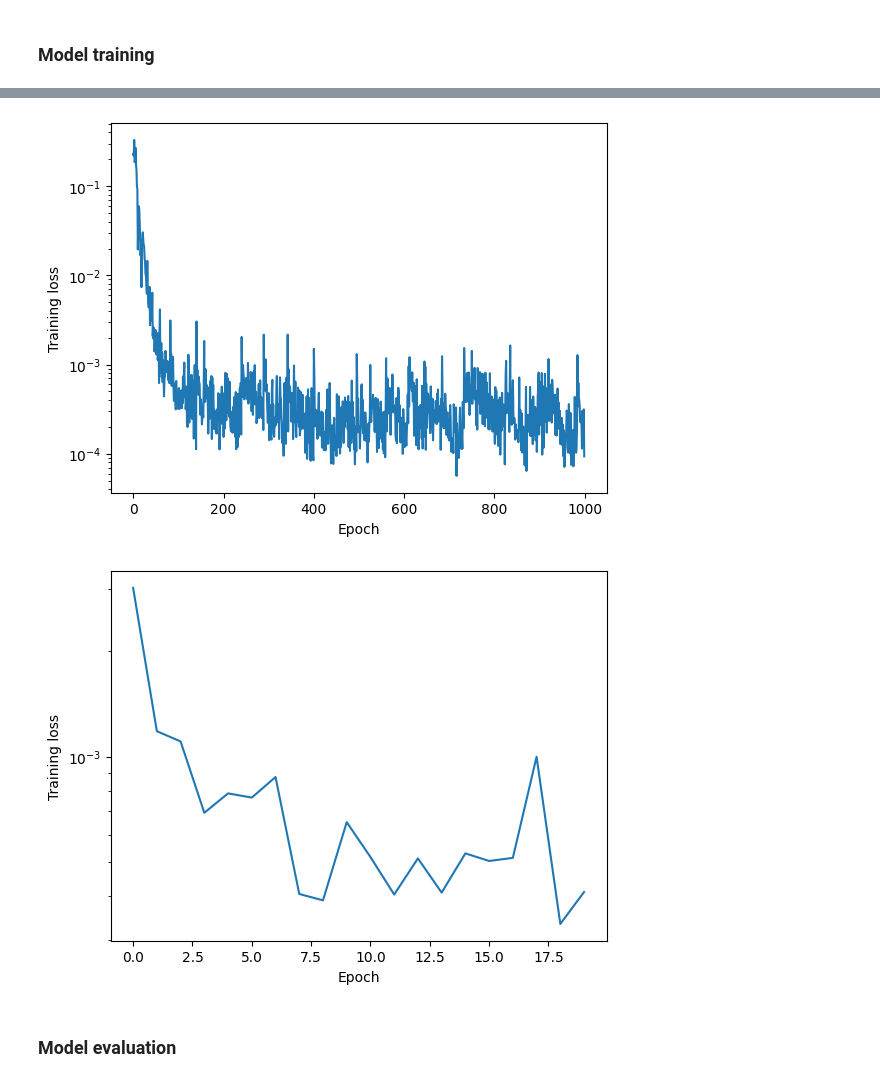
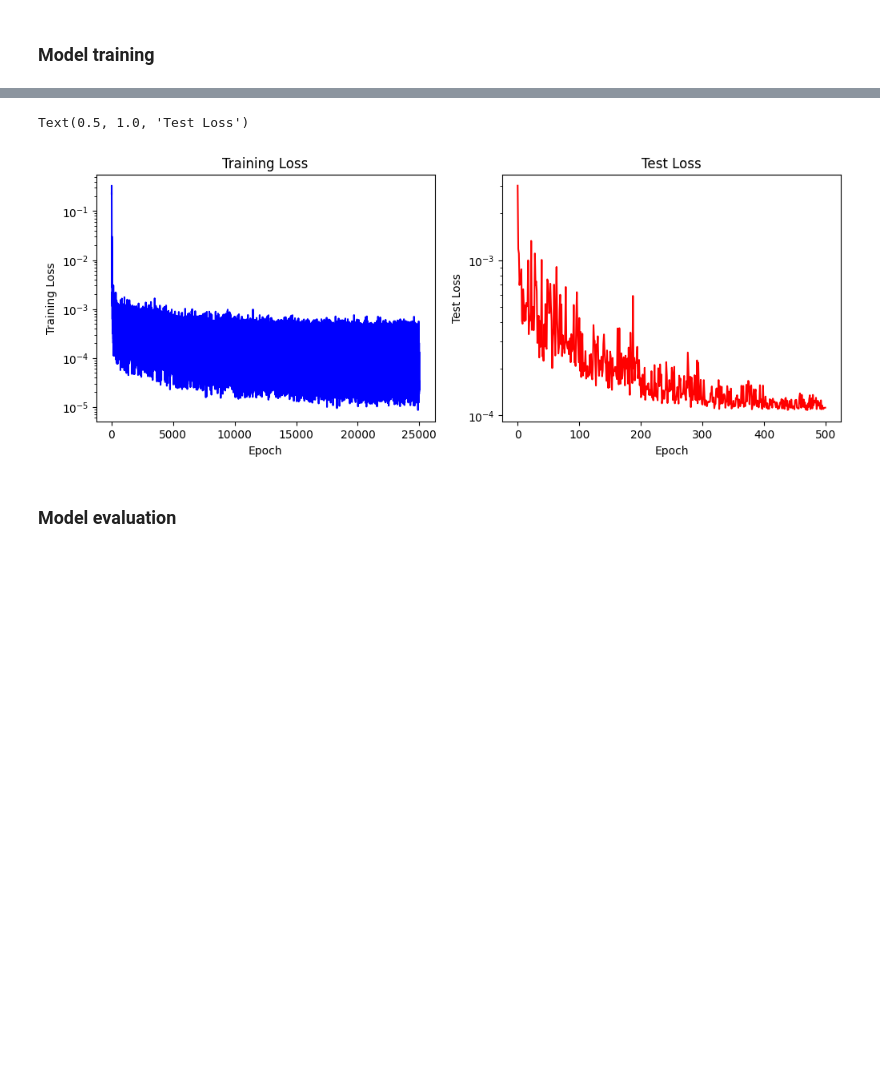
Before and after one commit to xiaoyuxie-vico/Sci-ML-Book, a Jupyter notebook: FNO/FNO-1D/FNO-1D.ipynb, the cells around one changed output, grey strips where cells are left out. Drawn from its saved outputs; the diff is of its cells as text; code cells hidden in the pictures; blank space fills up the shorter version.

```diff
--- a/FNO/FNO-1D/FNO-1D.ipynb
+++ b/FNO/FNO-1D/FNO-1D.ipynb
@@ -156,8 +156,8 @@ class FNO1d(nn.Module):
 ### Configuration
 # %%
 class Config():
-    # num_epoch = 500
-    num_epoch = 20
+    num_epoch = 500
+    # num_epoch = 20
     lr = 0.001
     batch_size = 20
     weight_decay = 1e-4
@@ -173,7 +173,6 @@ class Config():
     resolution_original = 2**13
     num_train = 1000
     num_test = 200
-    resolution_train = resolution_original // sub
 
     model_path = 'model/model_burgers_R10'
 
@@ -182,8 +181,8 @@ cfg = Config()
 ### Dataset preparation
 # %%
 def prepare_data(raw_data, sub, cfg):
-    x_data = torch.Tensor(raw_data['a'])[:, ::sub]  # (num_trajectory, Nx): (2048, 128)
-    y_data = torch.Tensor(raw_data['u'])[:, ::sub]  # (num_trajectory, Nx): (2048, 128)
+    x_data = torch.Tensor(raw_data['a'])[:, ::sub]  # (num_trajectory, Nx): (2048, 1024)
+    y_data = torch.Tensor(raw_data['u'])[:, ::sub]  # (num_trajectory, Nx): (2048, 1024)
     print(f'[Dataset] downsampled raw data - x_data: {x_data.shape}, y_data: {y_data.shape}')
 
     # split into train and test
@@ -196,8 +195,8 @@ def prepare_data(raw_data, sub, cfg):
     grid = torch.tensor(grid, dtype=torch.float)
 
     # concatenate the spatial grid and the spatial solution
-    x_train = torch.cat([x_train.reshape(cfg.num_train, cfg.resolution_train, 1), grid.repeat(cfg.num_train, 1, 1)], dim=2)
-    x_test = torch.cat([x_test.reshape(cfg.num_test, cfg.resolution_train, 1), grid.repeat(cfg.num_test, 1, 1)], dim=2)
+    x_train = torch.cat([x_train.reshape(cfg.num_train, -1, 1), grid.repeat(cfg.num_train, 1, 1)], dim=2)
+    x_test = torch.cat([x_test.reshape(cfg.num_test, -1, 1), grid.repeat(cfg.num_test, 1, 1)], dim=2)
     print(f'[Dataset] x_train: {x_train.shape}, y_train: {y_train.shape}')
     print(f'[Dataset] x_test: {x_test.shape}, y_test: {y_test.shape}')
 
@@ -280,20 +275,23 @@ print('[Training] Finished.')
 [Training] Finished.
 # %%
 # plot loss history for training and test sets
-plt.figure()
-plt.plot(np.arange(len(loss_history_train)), loss_history_train, label='train')
+plt.figure(figsize=(12, 4))
+plt.subplot(1, 2, 1)
+plt.plot(np.arange(len(loss_history_train)), loss_history_train, label='train', color='blue')
 plt.xlabel('Epoch')
-plt.ylabel('Training loss')
+plt.ylabel('Training Loss')
 plt.yscale('log')
+plt.title('Training Loss')
 
-plt.figure()
-plt.plot(np.arange(len(loss_history_test)), loss_history_test, label='test')
+plt.subplot(1, 2, 2)
+plt.plot(np.arange(len(loss_history_test)), loss_history_test, label='test', color='red')
 plt.xlabel('Epoch')
-plt.ylabel('Test loss')
+plt.ylabel('Test Loss')
 plt.yscale('log')
+plt.title('Test Loss')
 # %% [output]
+Text(0.5, 1.0, 'Test Loss')
-[figure, old version]
+[figure, new version]
-[figure, removed]
 # %% [markdown]
 ### Model evaluation
 # %%
```
Also changed, not shown: parts of 3 cells of this notebook, 1 other file.
